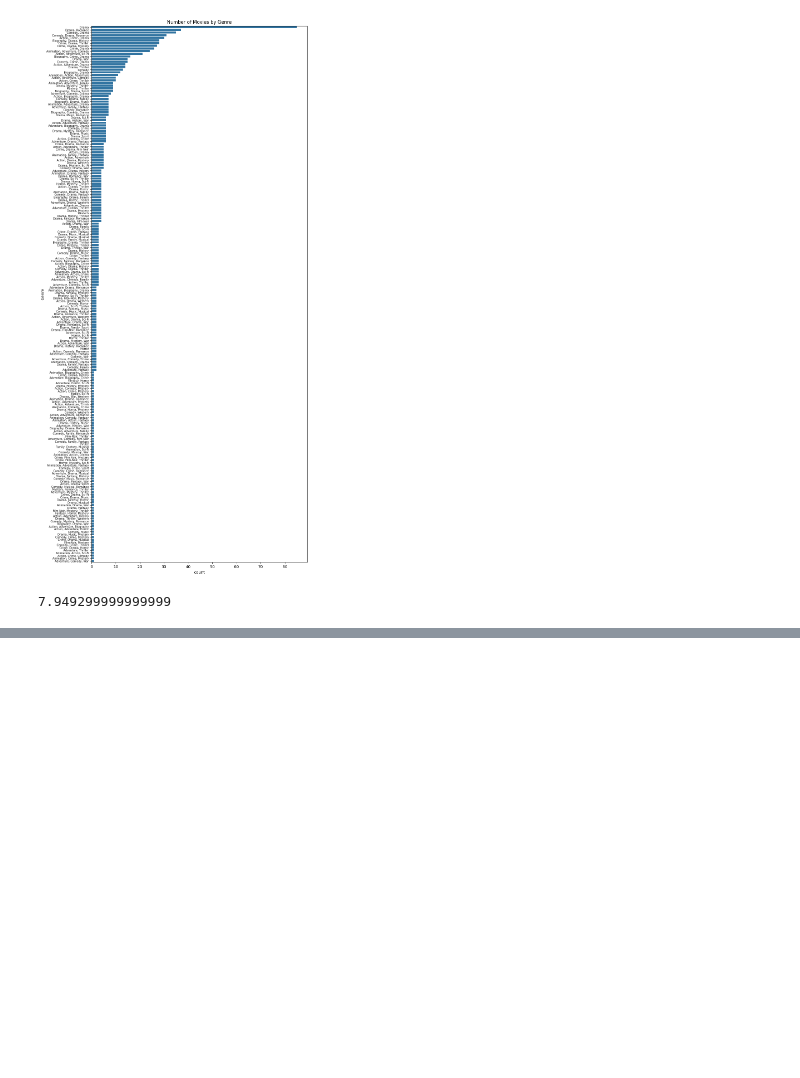
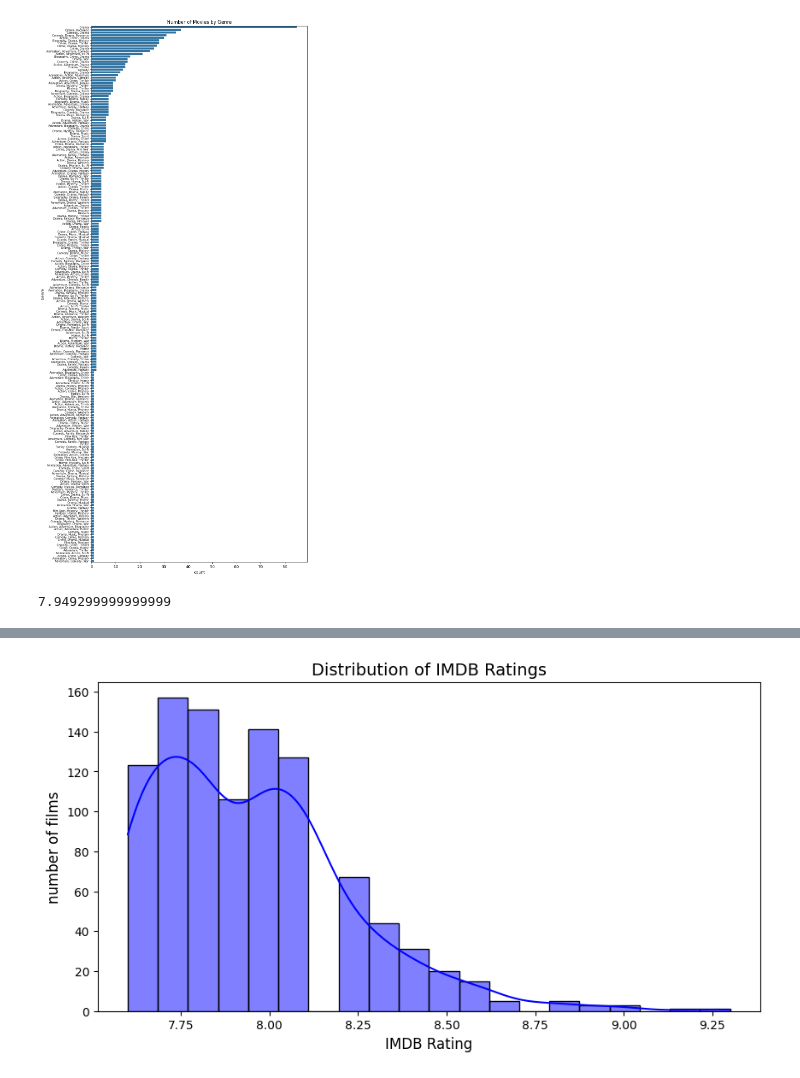
Before and after one commit to Asalghaani/IMDB--Analysis, a Jupyter notebook: Notebooks/IMDB_Analysis.ipynb, the cells around one changed output, grey strips where cells are left out. Cells and saved outputs as stored; diff of their text form; code cells hidden in the pictures; blank space fills up the shorter version.

```diff
--- a/Notebooks/IMDB_Analysis.ipynb
+++ b/Notebooks/IMDB_Analysis.ipynb
@@ -52,0 +69,9 @@ df['IMDB_Rating'].mean()
+# %%
+plt.figure(figsize=(10,5))
+sns.histplot(df['IMDB_Rating'], bins=20, kde=True , color="blue")
+plt.title('Distribution of IMDB Ratings', fontsize=14)
+plt.xlabel('IMDB Rating',fontsize=12)
+plt.ylabel('number of films',fontsize=12)
+plt.show()
+# %% [output]
+[figure, added]
```
Also changed, not shown: parts of 2 cells of this notebook.
